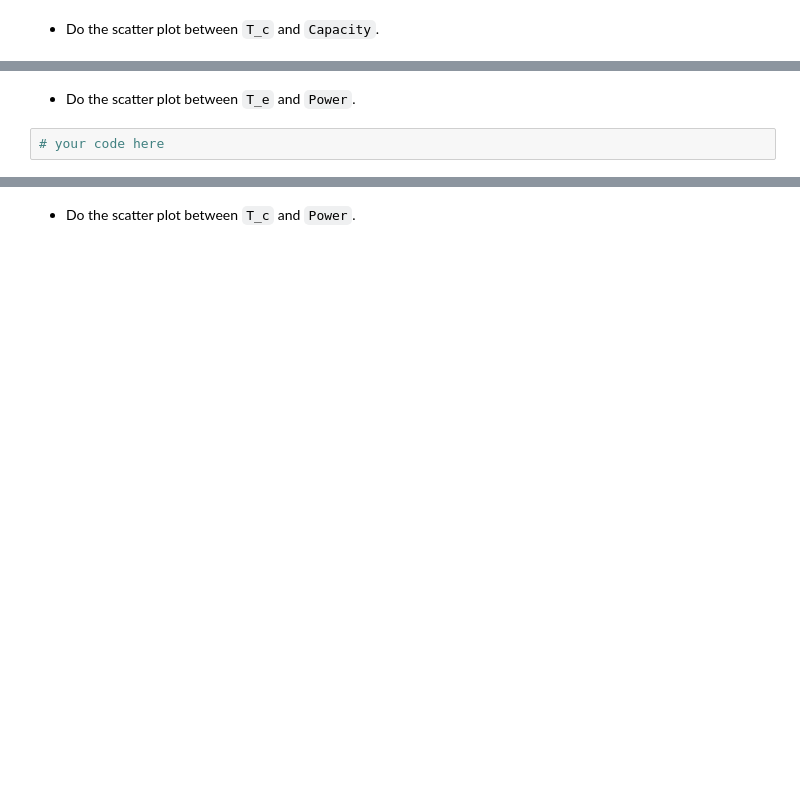
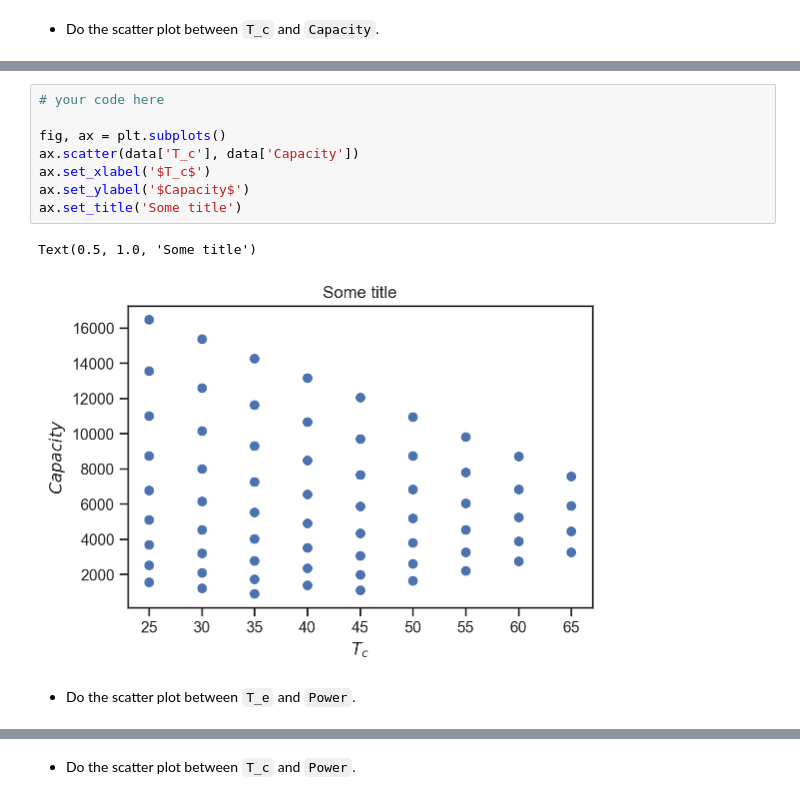
Before and after one commit to FeWiesner/me-297-intro-to-data-science, a Jupyter notebook: lecture04/homework_04.ipynb, the cells around one changed output, grey strips where cells are left out. Saved outputs shown, nothing was run; the diff lists cells and outputs as text; blank space fills up the shorter version.

```diff
--- a/lecture04/homework_04.ipynb
+++ b/lecture04/homework_04.ipynb
@@ -103,4 +112,13 @@ KeyError: 0
+# %%
+# your code here
+
+fig, ax = plt.subplots()
+ax.scatter(data['T_c'], data['Capacity'])
+ax.set_xlabel('$T_c$')
+ax.set_ylabel('$Capacity$')
+ax.set_title('Some title')
+# %% [output]
+Text(0.5, 1.0, 'Some title')
+[figure, added]
 # %% [markdown]
 + Do the scatter plot between `T_e` and `Power`.
-# %%
-# your code here
```
Also changed, not shown: parts of 14 cells of this notebook, 3 other files.
